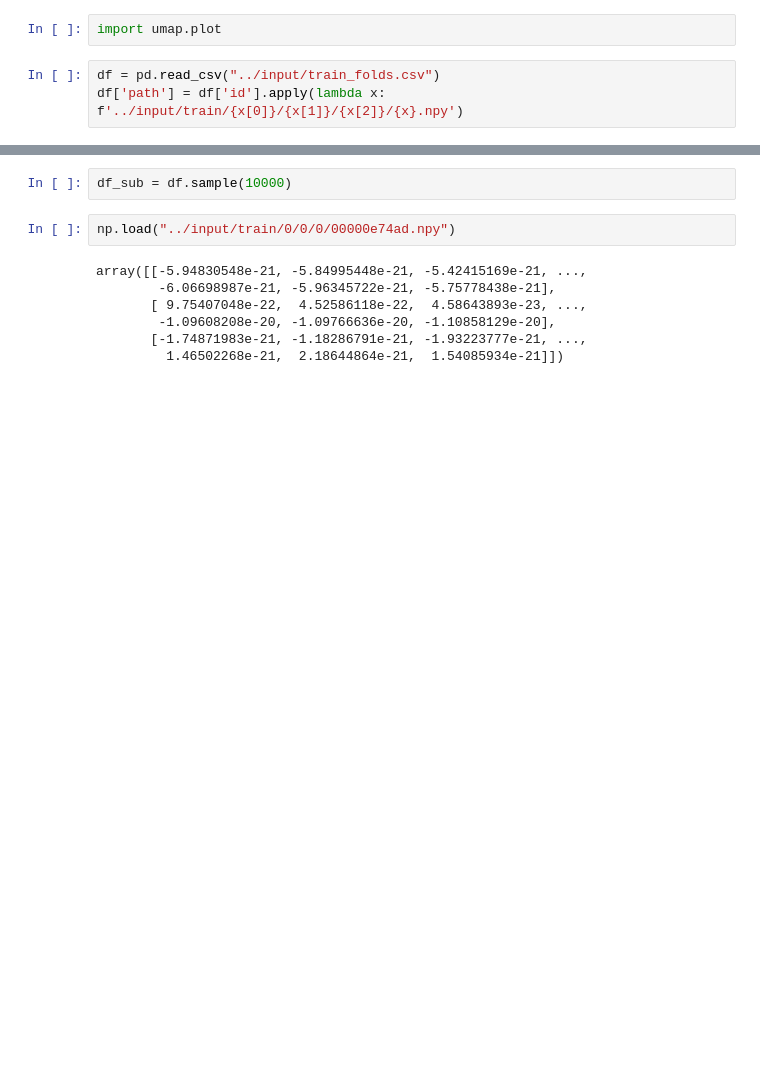
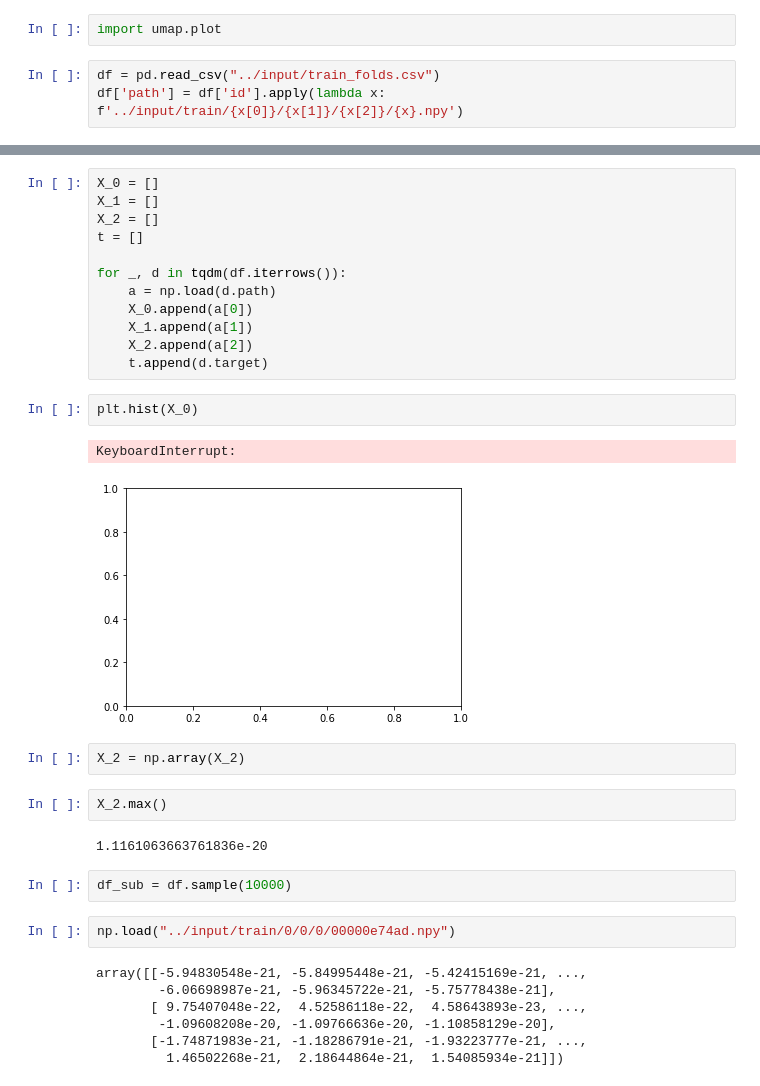
Before and after one commit to hamishdickson/g2net, a Jupyter notebook: nbs/eda.ipynb, the cells around one changed output, grey strips where cells are left out. Drawn from its saved outputs; the diff is of its cells as text; blank space fills up the shorter version.

```diff
--- a/nbs/eda.ipynb
+++ b/nbs/eda.ipynb
@@ -16,6 +17,29 @@ df.head(3)
 | 0 | 0 | 00000e74ad | 1 | input/train/0/0/0/00000e74ad.npy | 2 | ../input/train/0/0/0/00000e74ad.npy |
 | 1 | 1 | 00001f4945 | 0 | input/train/0/0/0/00001f4945.npy | 1 | ../input/train/0/0/0/00001f4945.npy |
 | 2 | 2 | 0000661522 | 0 | input/train/0/0/0/0000661522.npy | 3 | ../input/train/0/0/0/0000661522.npy |
+# %%
+X_0 = []
+X_1 = []
+X_2 = []
+t = []
+
+for _, d in tqdm(df.iterrows()):
+    a = np.load(d.path)
+    X_0.append(a[0])
+    X_1.append(a[1])
+    X_2.append(a[2])
+    t.append(d.target)
+# %%
+plt.hist(X_0)
+# %% [output]
+KeyboardInterrupt:
+[figure, added]
+# %%
+X_2 = np.array(X_2)
+# %%
+X_2.max()
+# %% [output]
+1.1161063663761836e-20
 # %%
 df_sub = df.sample(10000)
 # %%
```
Also changed, not shown: parts of 3 cells of this notebook, 2 other files.
